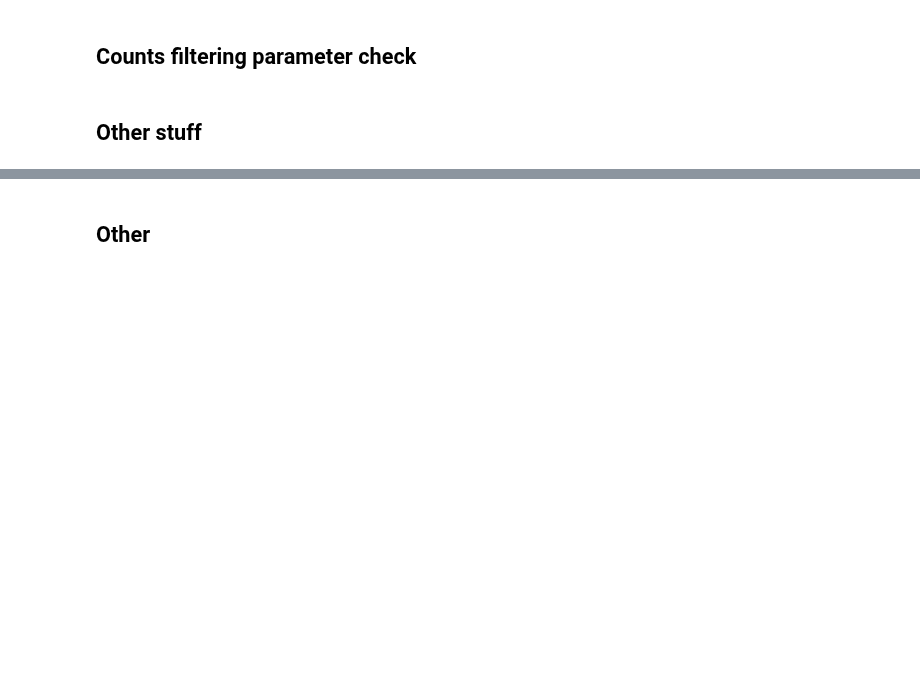
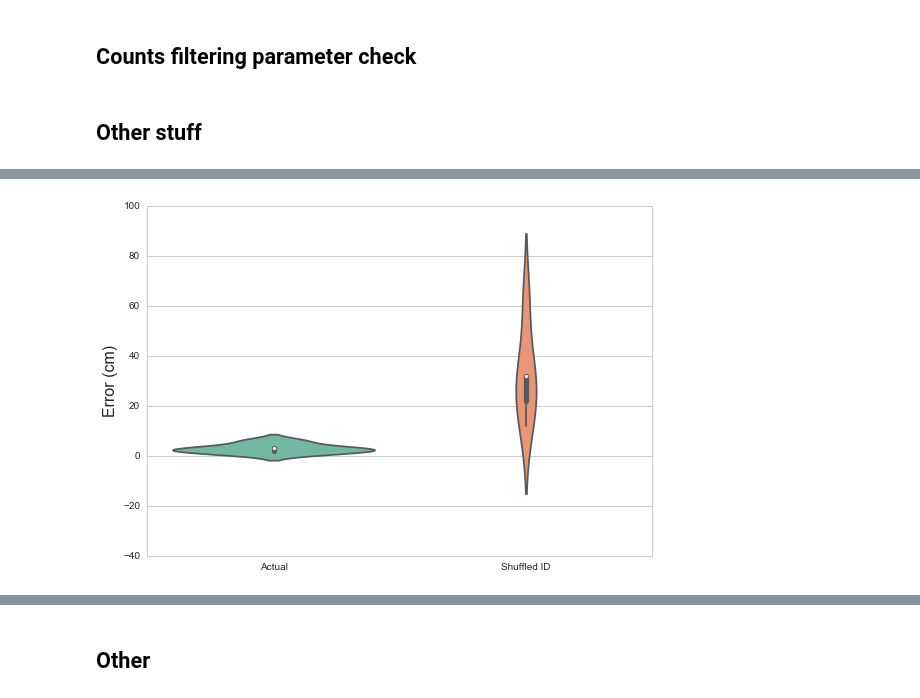
Before and after one commit to vandermeerlab/emi_shortcut, a Jupyter notebook: 2D_tuning_curve.ipynb, the cells around one changed output, grey strips where cells are left out. Drawn from its saved outputs; the diff is of its cells as text; code cells hidden in the pictures; blank space fills up the shorter version.

```diff
--- a/2D_tuning_curve.ipynb
+++ b/2D_tuning_curve.ipynb
@@ -452,0 +471,40 @@ total_tracks = info.track_length['u'] + info.track_length['shortcut'] + info.tra
+# %%
+def plot_decoded_errors(decode_errors, shuffled_errors, savepath=None):
+    """Plots boxplot distance between decoded and actual position for decoded and shuffled_id.
+
+    Parameters
+    ----------
+    decode_errors: list of np.arrays
+    shuffled_errors: list of np.arrays
+    savepath : str or None
+        Location and filename for the saved plot.
+
+    """
+    sns.set_style("whitegrid")
+
+    actual_dict = dict(error=decode_errors[0], shuffled='Actual')
+    shuffled_dict = dict(error=shuffled_errors[0], shuffled='Shuffled ID')
+    actual = pd.DataFrame(actual_dict)
+    shuffled = pd.DataFrame(shuffled_dict)
+    data = pd.concat([actual, shuffled])
+
+    plt.figure()
+    ax = sns.violinplot(x='shuffled', y='error', data=data, palette="Set2")
+
+    sns.axlabel(xlabel=' ', ylabel="Error (cm)", fontsize=16)
+
+    plt.tight_layout()
+    if savepath is not None:
+        plt.savefig(savepath, dpi=300)
+        plt.close()
+    else:
+        plt.show()
+# %%
+import seaborn as sns
+
+import pandas as pd
+e = [np.array([1., 2., 3.1, 3., 6.])]
+s = [np.array([12., 22., 32., 32., 62.])]
+plot_decoded_errors(e, s)
+# %% [output]
+[figure, added]
```
Also changed, not shown: parts of 22 cells of this notebook, 3 other files.
